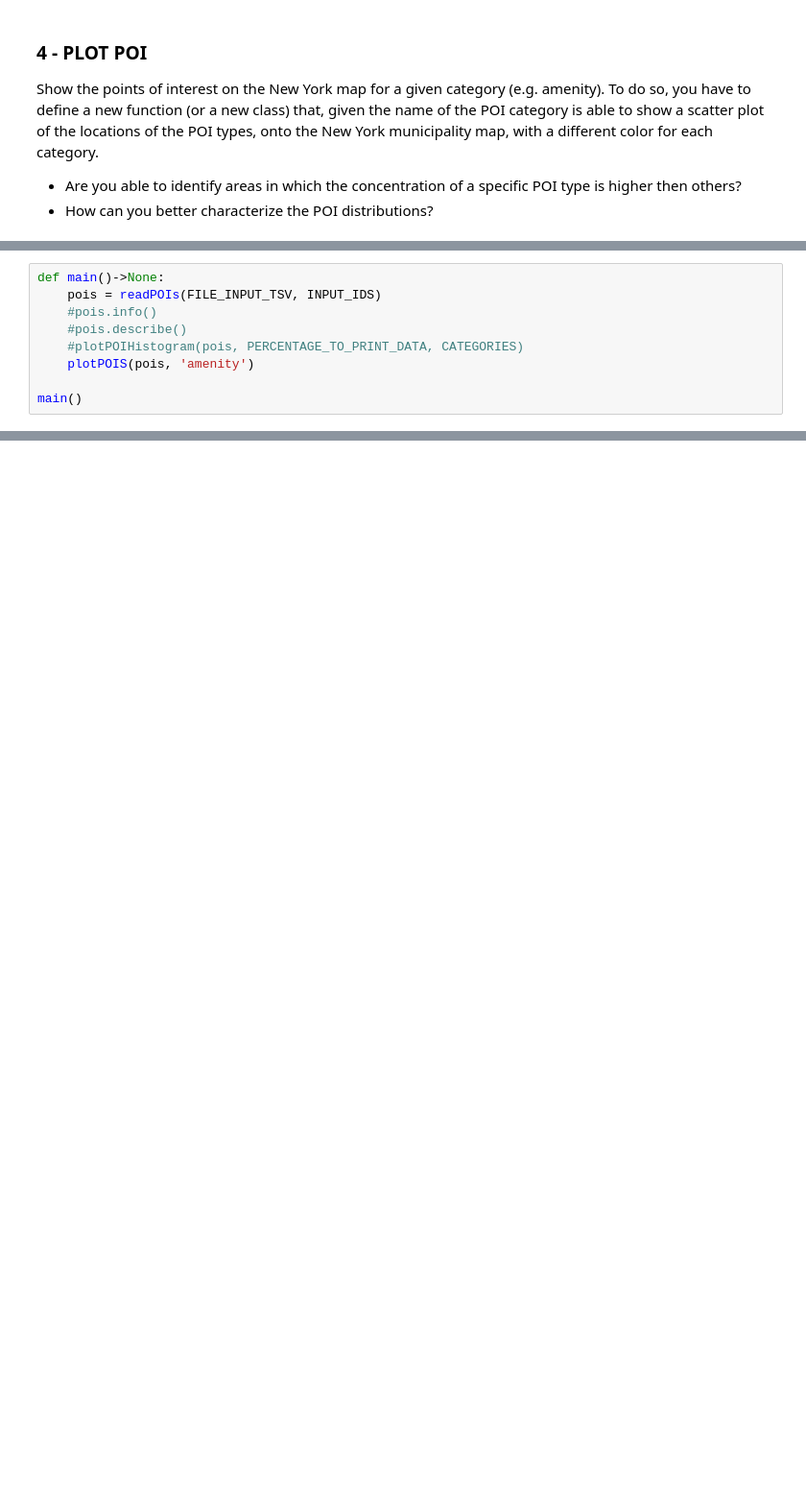
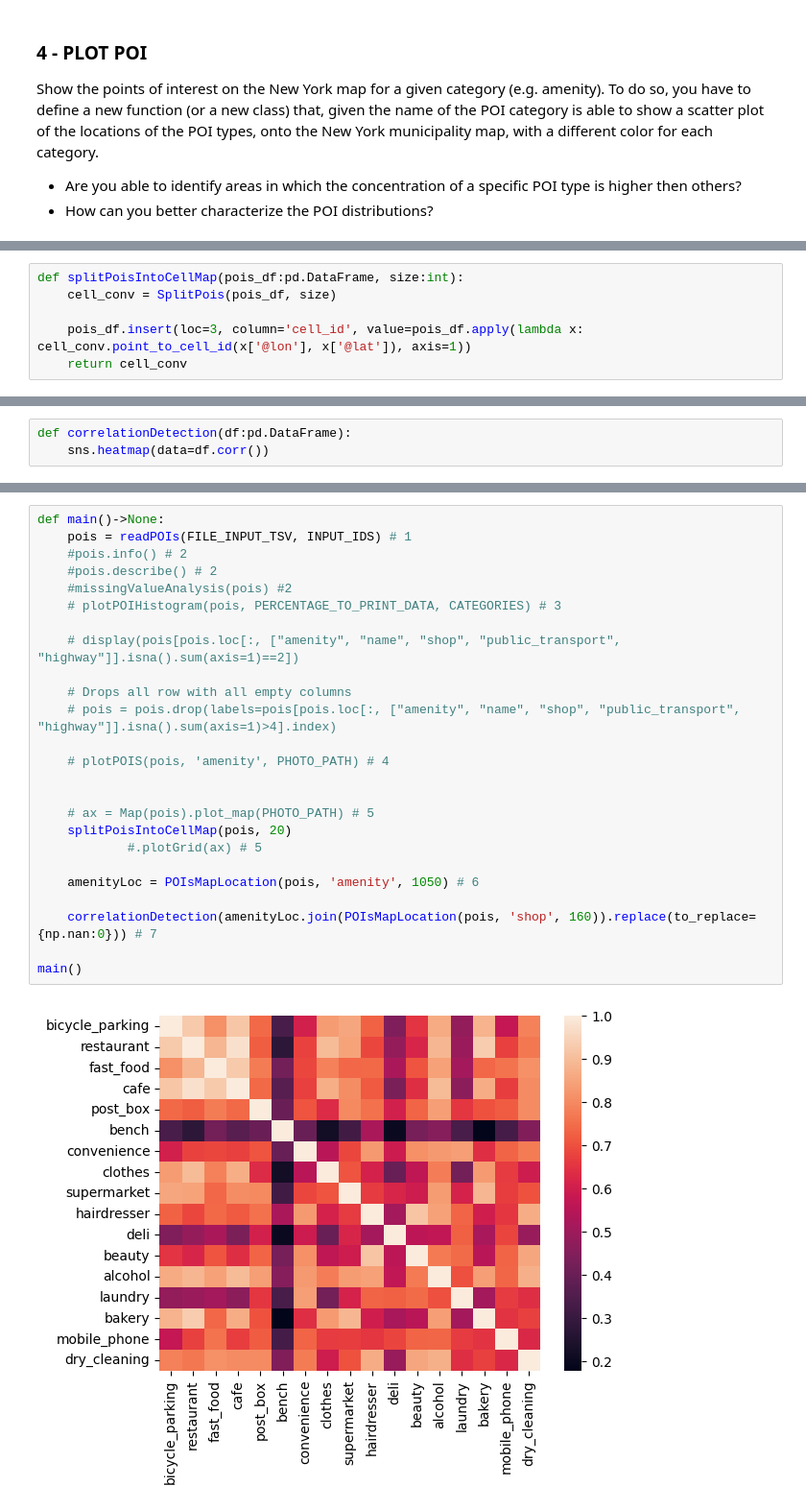
Before and after one commit to Nuzz23/01TWZSM_DataScienceLab, a Jupyter notebook: Lab/L05/E01/E01.ipynb, the cells around one changed output, grey strips where cells are left out. Shown at 96% size. Drawn from its saved outputs; the diff is of its cells as text; blank space fills up the shorter version.

```diff
--- a/Lab/L05/E01/E01.ipynb
+++ b/Lab/L05/E01/E01.ipynb
@@ -96,0 +132,6 @@ def plotPOIS(pois:pd.DataFrame, type:str)->None:
+# %%
+def splitPoisIntoCellMap(pois_df:pd.DataFrame, size:int):
+    cell_conv = SplitPois(pois_df, size)
+
+    pois_df.insert(loc=3, column='cell_id', value=pois_df.apply(lambda x: cell_conv.point_to_cell_id(x['@lon'], x['@lat']), axis=1))
+    return cell_conv
@@ -97,3 +160,6 @@ def plotPOIS(pois:pd.DataFrame, type:str)->None:
+# %%
+def correlationDetection(df:pd.DataFrame):
+    sns.heatmap(data=df.corr())
 # %% [markdown]
 ## MAIN FUNCTION
 This is the main function of the file that will control the flow of the program, it executes what follows:
@@ -107,10 +174 @@ This is the main function of the file that will control the flow of the program,
 </ol>
-# %%
-def main()->None:
-    pois = readPOIs(FILE_INPUT_TSV, INPUT_IDS)
-    #pois.info()
-    #pois.describe()
-    #plotPOIHistogram(pois, PERCENTAGE_TO_PRINT_DATA, CATEGORIES)
-    plotPOIS(pois, 'amenity')
-
-main()
@@ -119,0 +175,27 @@ TypeError: Image data of dtype <U21 cannot be converted to float
+# %%
+def main()->None:
+    pois = readPOIs(FILE_INPUT_TSV, INPUT_IDS) # 1
+    #pois.info() # 2
+    #pois.describe() # 2
+    #missingValueAnalysis(pois) #2
+    # plotPOIHistogram(pois, PERCENTAGE_TO_PRINT_DATA, CATEGORIES) # 3
+
+    # display(pois[pois.loc[:, ["amenity", "name", "shop", "public_transport", "highway"]].isna().sum(axis=1)==2])
+
+    # Drops all row with all empty columns
+    # pois = pois.drop(labels=pois[pois.loc[:, ["amenity", "name", "shop", "public_transport", "highway"]].isna().sum(axis=1)>4].index)
+
+    # plotPOIS(pois, 'amenity', PHOTO_PATH) # 4
+
+
+    # ax = Map(pois).plot_map(PHOTO_PATH) # 5
+    splitPoisIntoCellMap(pois, 20)
+            #.plotGrid(ax) # 5
+
+    amenityLoc = POIsMapLocation(pois, 'amenity', 1050) # 6
+
+    correlationDetection(amenityLoc.join(POIsMapLocation(pois, 'shop', 160)).replace(to_replace={np.nan:0})) # 7
+
+main()
+# %% [output]
+[figure, added]
```
Also changed, not shown: parts of 15 cells of this notebook, 2 other files.
